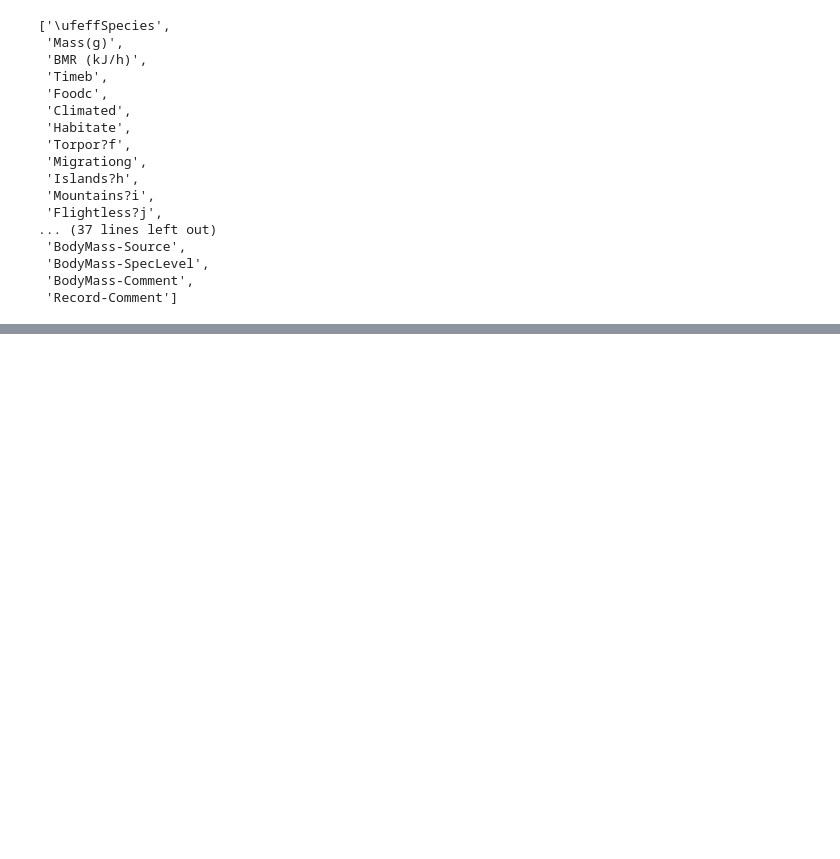
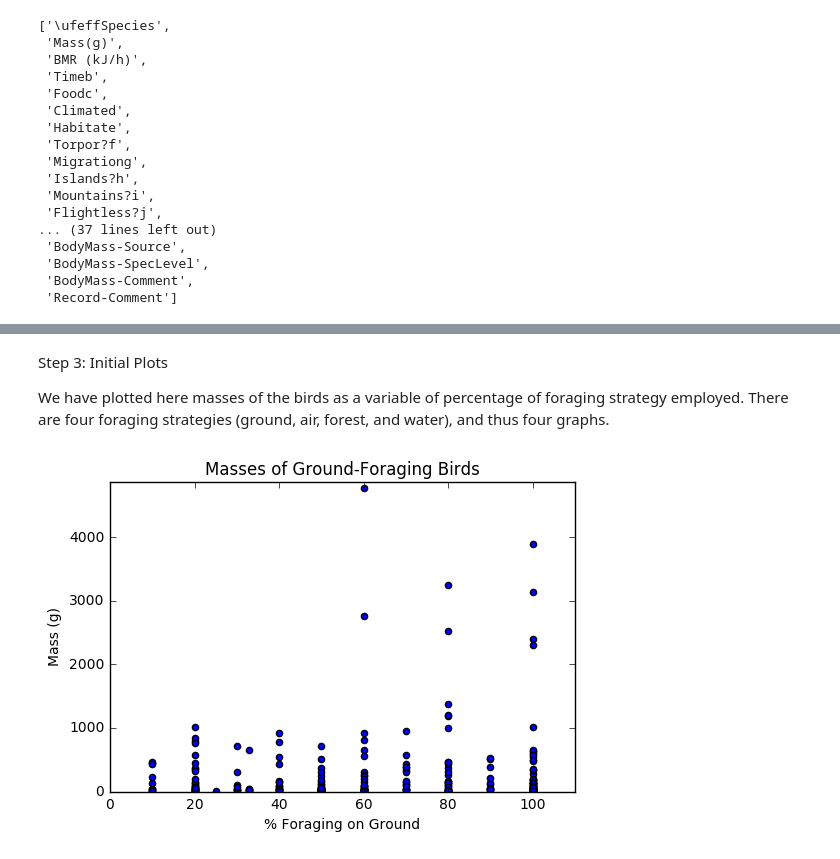
Before and after one commit to tammymach/FinalProject, a Jupyter notebook: Final Project Code_Cook-checkpoint.ipynb, the cells around one changed output, grey strips where cells are left out. Drawn from its saved outputs; the diff is of its cells as text; code cells hidden in the pictures; blank space fills up the shorter version.

```diff
--- a/Final Project Code_Cook-checkpoint.ipynb
+++ b/Final Project Code_Cook-checkpoint.ipynb
@@ -112,3 +124,5 @@ list(BirdMerge)
  'BodyMass-SpecLevel',
  'BodyMass-Comment',
  'Record-Comment']
+# %%
+BirdArray = BirdMerge.values
@@ -114,0 +133,12 @@ list(BirdMerge)
+# %%
+Word = "a"
+Counters = 0
+WordPos = []
+for x in range(len(BirdArray)):
+    Word = BirdArray[x, 1]
+    if Word.find(",") > 0:
+        Counters += 1
+        WordPos.append(x)
+
+print(Counters)
+print(WordPos)
@@ -114,0 +148,4 @@ list(BirdMerge)
+# %%
+BirdMerge2 = BirdMerge.drop(BirdMerge.index[[161, 162, 220, 394]])
+# http://stackoverflow.com/questions/14661701/how-to-drop-a-list-of-rows-from-pandas-dataframe
+BirdMerge2
@@ -114,0 +171,36 @@ list(BirdMerge)
+# %%
+BirdArray = BirdMerge2.values
+# %% [markdown]
+Step 3: Initial Plots
+
+We have plotted here masses of the birds as a variable of percentage of foraging strategy employed. There are four foraging strategies (ground, air, forest, and water), and thus four graphs.
+# %%
+GroundAmt = []
+WhichBirdGround = []
+
+
+for x in range (len(BirdArray)):
+    if BirdArray[x, -15] > 0:
+        GroundAmt.append(BirdArray[x, -15])
+        WhichBirdGround.append(x)
+
+for GroundBird in range(len(GroundAmt)):
+    plt.scatter(GroundAmt[GroundBird], BirdArray[WhichBirdGround[GroundBird], 1])
+
+
+GroundBirdMass = np.zeros(len(GroundAmt))
+GroundBirdAmt = np.zeros(len(GroundAmt))
+GroundBirdBMR = np.zeros(len(GroundAmt))
+for x in range(len(GroundAmt)):
+    GroundBirdMass[x] = BirdArray[WhichBirdGround[x], 1]
+    GroundBirdAmt[x] = GroundAmt[x]
+    GroundBirdBMR[x] = BirdArray[WhichBirdGround[x], 2]
+
+plt.xlabel("% Foraging on Ground")
+plt.ylabel("Mass (g)")
+plt.title("Masses of Ground-Foraging Birds")
+plt.xlim(0, 110)
+plt.ylim(0, max(GroundBirdMass)+100)
+plt.savefig("GroundForaging.jpg")
+# %% [output]
+[figure, added]
```
Also changed, not shown: parts of 21 cells of this notebook.
